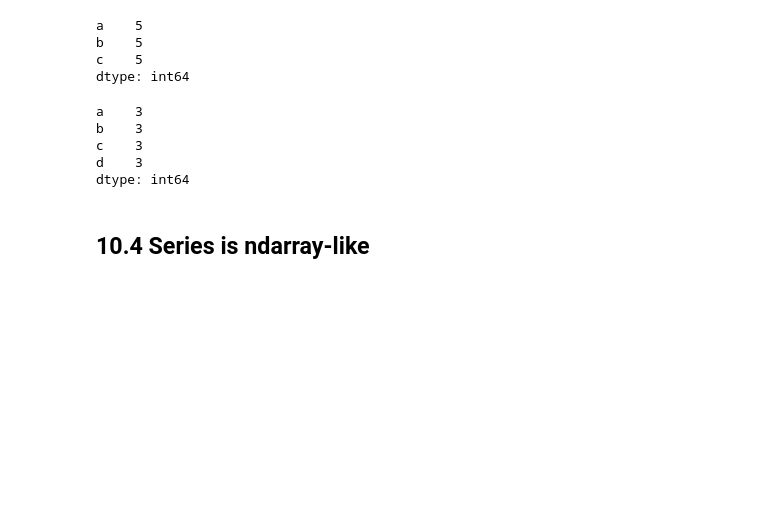
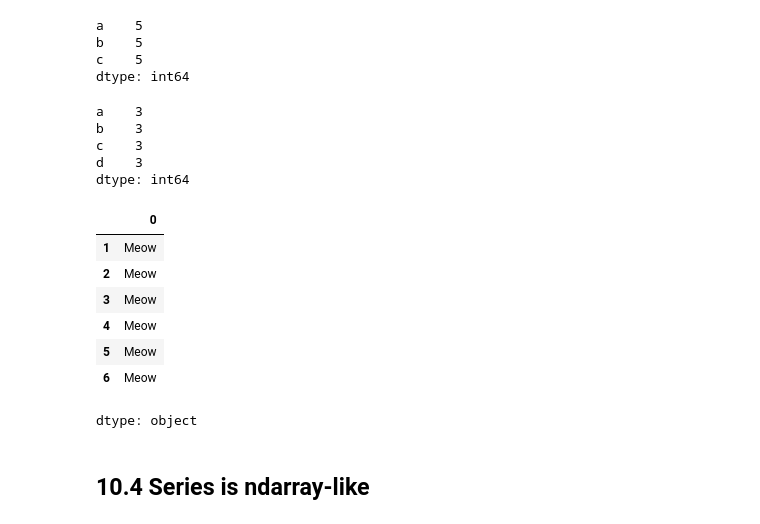
Before and after one commit to IAT-ExploringAI-2024/Week1---Intro-to-Python, a Jupyter notebook: Introduction_to_Python.ipynb, the cells around one changed output. Drawn from its saved outputs; the diff is of its cells as text; code cells hidden in the pictures; blank space fills up the shorter version.

Commit message:
Added new example

```diff
--- a/Introduction_to_Python.ipynb
+++ b/Introduction_to_Python.ipynb
@@ -1267,6 +1267,19 @@ b    3
 c    3
 d    3
 dtype: int64
+# %%
+# new example
+name = pd.Series("Meow", index=["1", "2", "3", "4", "5", "6"])
+name
+# %% [output]
+|  | 0 |
+| 1 | Meow |
+| 2 | Meow |
+| 3 | Meow |
+| 4 | Meow |
+| 5 | Meow |
+| 6 | Meow |
+dtype: object
 # %% [markdown]
 ## 10.4 Series is ndarray-like
 # %% [markdown]
```
